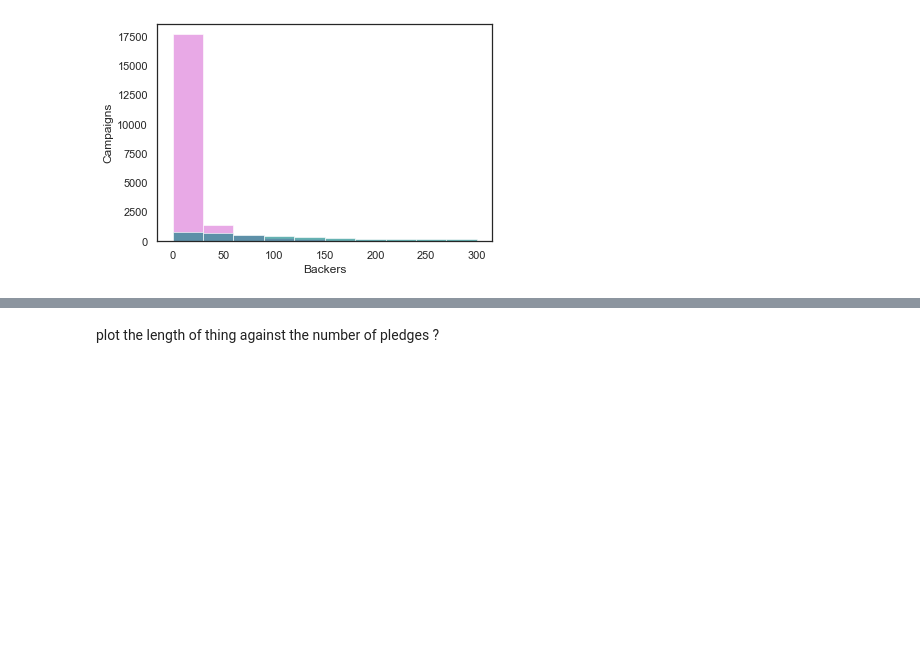
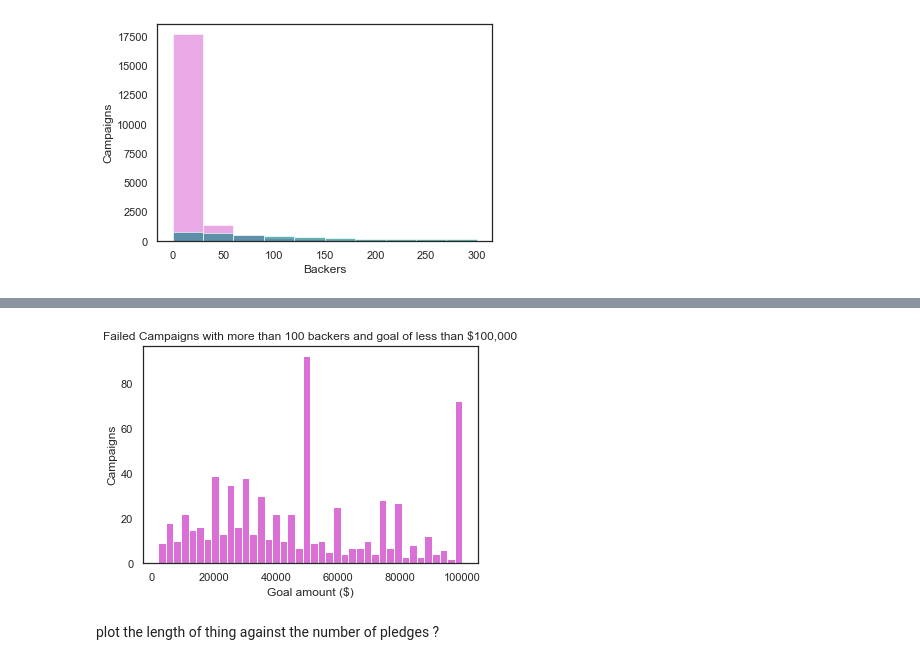
Before and after one commit to kgreengrass/fictional-happiness, a Jupyter notebook: Kickstarter.ipynb, the cells around one changed output, grey strips where cells are left out. Drawn from its saved outputs; the diff is of its cells as text; code cells hidden in the pictures; blank space fills up the shorter version.

```diff
--- a/Kickstarter.ipynb
+++ b/Kickstarter.ipynb
@@ -72,0 +94,3 @@ plt.show()
+# %%
+tfe1 = tfe[tfe['usd_goal_real'] <= 100000]
+tfe1.head()
@@ -72,0 +110,3 @@ plt.show()
+# %%
+df6 = pd.DataFrame({'Backers': tfe1['backers'],'Goal': tfe1['usd_goal_real']})
+df6.head()
@@ -72,0 +140,8 @@ plt.show()
+# %%
+plt.hist([df6['Goal']], color='orchid', bins=40)
+plt.xlabel('Goal amount ($)')
+plt.title('Failed Campaigns with more than 100 backers and goal of less than $100,000')
+plt.ylabel('Campaigns')
+plt.show()
+# %% [output]
+[figure, added]
```
Also changed, not shown: parts of 10 cells of this notebook, 3 other files.
